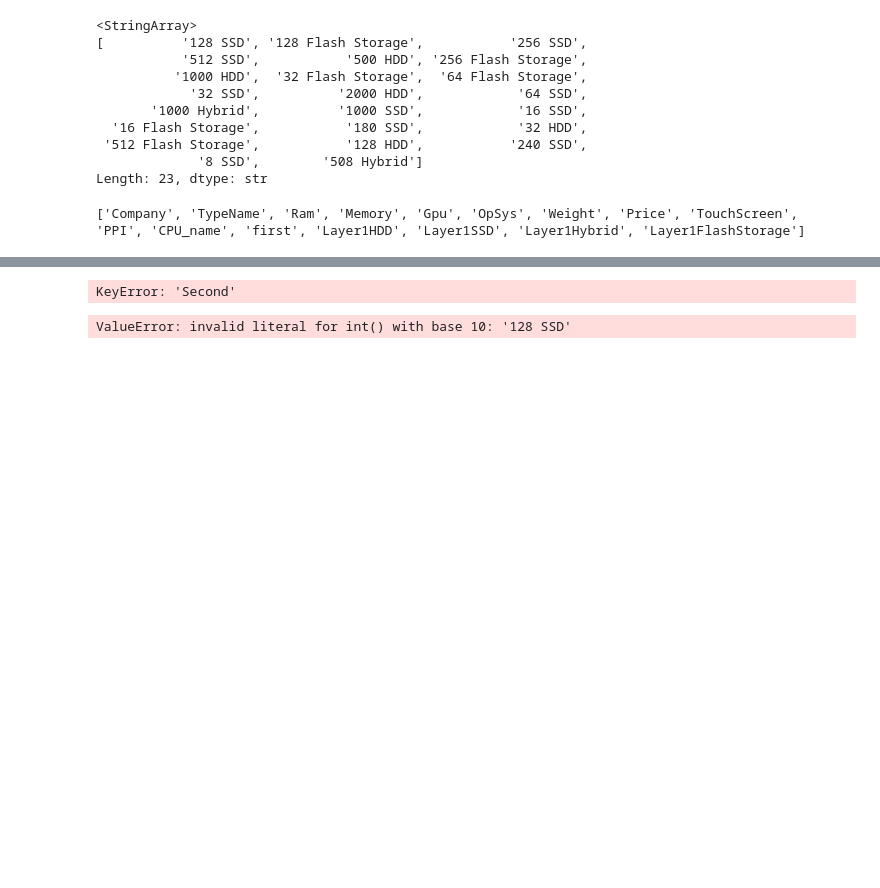
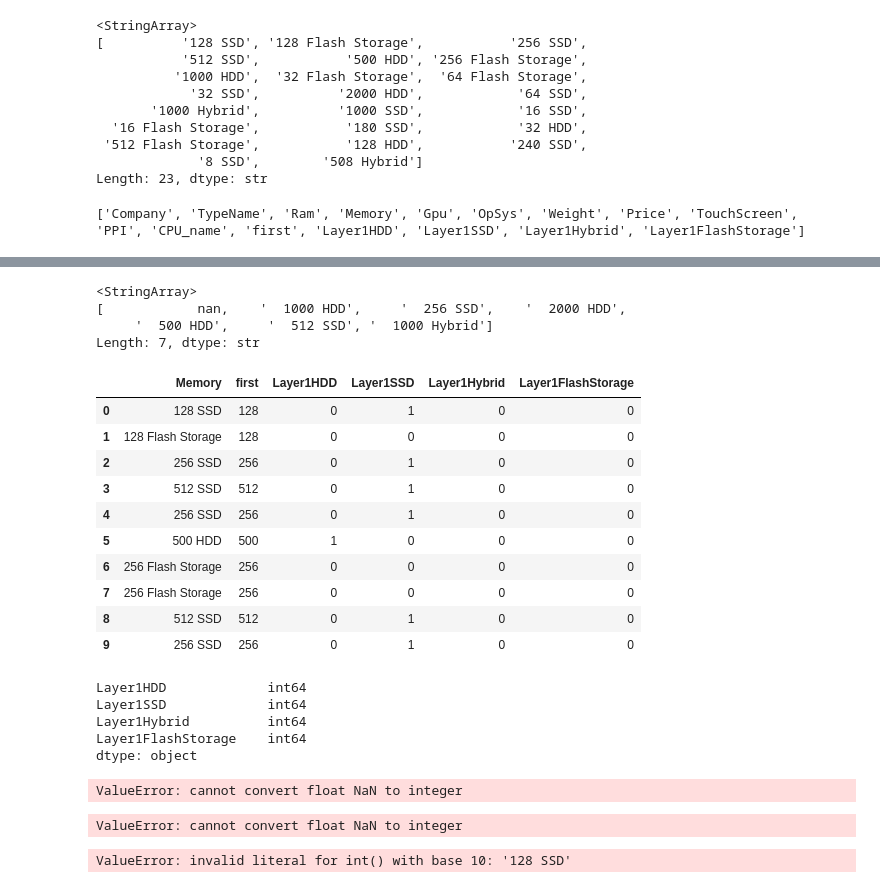
Before and after one commit to KabiraKabira7/laptop-price-predictor-ml-project, a Jupyter notebook: laptop_price_predictor.ipynb, the cells around one changed output, grey strips where cells are left out. Saved outputs shown, nothing was run; the diff lists cells and outputs as text; code cells hidden in the pictures; blank space fills up the shorter version.

```diff
--- a/laptop_price_predictor.ipynb
+++ b/laptop_price_predictor.ipynb
@@ -700,3 +700,6 @@ Length: 23, dtype: str
 print(df.columns.tolist())
 # %% [output]
 ['Company', 'TypeName', 'Ram', 'Memory', 'Gpu', 'OpSys', 'Weight', 'Price', 'TouchScreen', 'PPI', 'CPU_name', 'first', 'Layer1HDD', 'Layer1SSD', 'Layer1Hybrid', 'Layer1FlashStorage']
+# %%
+df['Second'] = newdf[1]
+df.head()
@@ -703,7 +713,43 @@ print(df.columns.tolist())
 # %%
 df['Second'].unique()
 # %% [output]
-KeyError: 'Second'
+<StringArray>
+[            nan,    '  1000 HDD',     '  256 SSD',    '  2000 HDD',
+     '  500 HDD',     '  512 SSD', '  1000 Hybrid']
+Length: 7, dtype: str
+# %%
+df[['Memory', 'first', 'Layer1HDD', 'Layer1SSD', 'Layer1Hybrid', 'Layer1FlashStorage']].head(10)
+# %% [output]
+|  | Memory | first | Layer1HDD | Layer1SSD | Layer1Hybrid | Layer1FlashStorage |
+| 0 | 128 SSD | 128 | 0 | 1 | 0 | 0 |
+| 1 | 128 Flash Storage | 128 | 0 | 0 | 0 | 0 |
+| 2 | 256 SSD | 256 | 0 | 1 | 0 | 0 |
+| 3 | 512 SSD | 512 | 0 | 1 | 0 | 0 |
+| 4 | 256 SSD | 256 | 0 | 1 | 0 | 0 |
+| 5 | 500 HDD | 500 | 1 | 0 | 0 | 0 |
+| 6 | 256 Flash Storage | 256 | 0 | 0 | 0 | 0 |
+| 7 | 256 Flash Storage | 256 | 0 | 0 | 0 | 0 |
+| 8 | 512 SSD | 512 | 0 | 1 | 0 | 0 |
+| 9 | 256 SSD | 256 | 0 | 1 | 0 | 0 |
+# %%
+df[['Layer1HDD', 'Layer1SSD', 'Layer1Hybrid', 'Layer1FlashStorage']].dtypes
+# %% [output]
+Layer1HDD             int64
+Layer1SSD             int64
+Layer1Hybrid          int64
+Layer1FlashStorage    int64
+dtype: object
+# %%
+df['Second'] = df['Second'].str.extract(r'(\d+)').astype(int)
+# %% [output]
+ValueError: cannot convert float NaN to integer
+# %%
+df['first'] = df['first'].str.extract(r'(\d+)').astype(int)
+df['Second'] = df['Second'].str.extract(r'(\d+)').astype(int)
+
+df.head()
+# %% [output]
+ValueError: cannot convert float NaN to integer
 # %%
 df['first'] = df['first'].astype('int')
 df['Second'] = df['Second'].astype('int')
```
Also changed, not shown: parts of 1 cell of this notebook.
